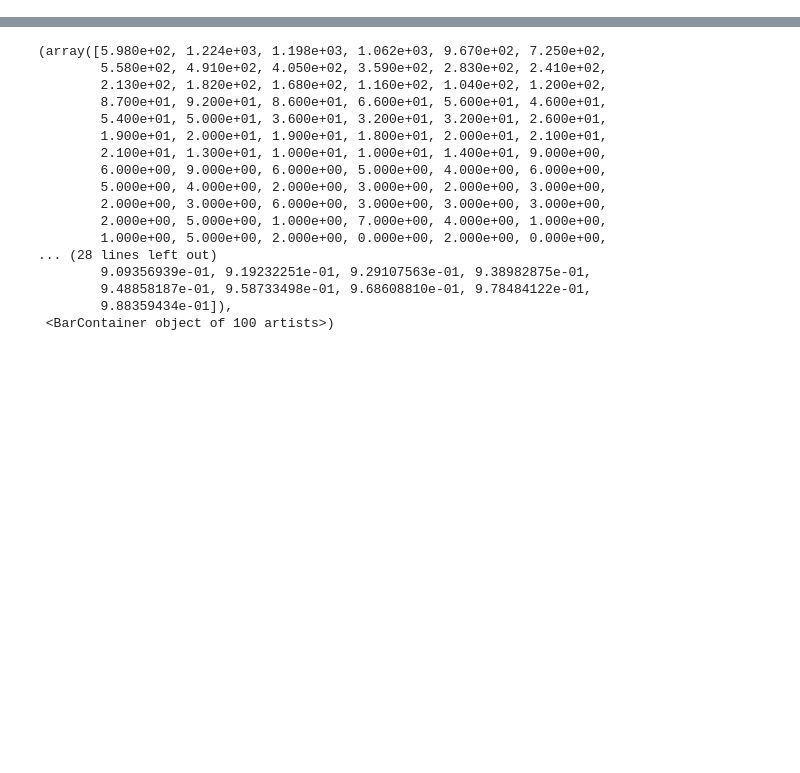
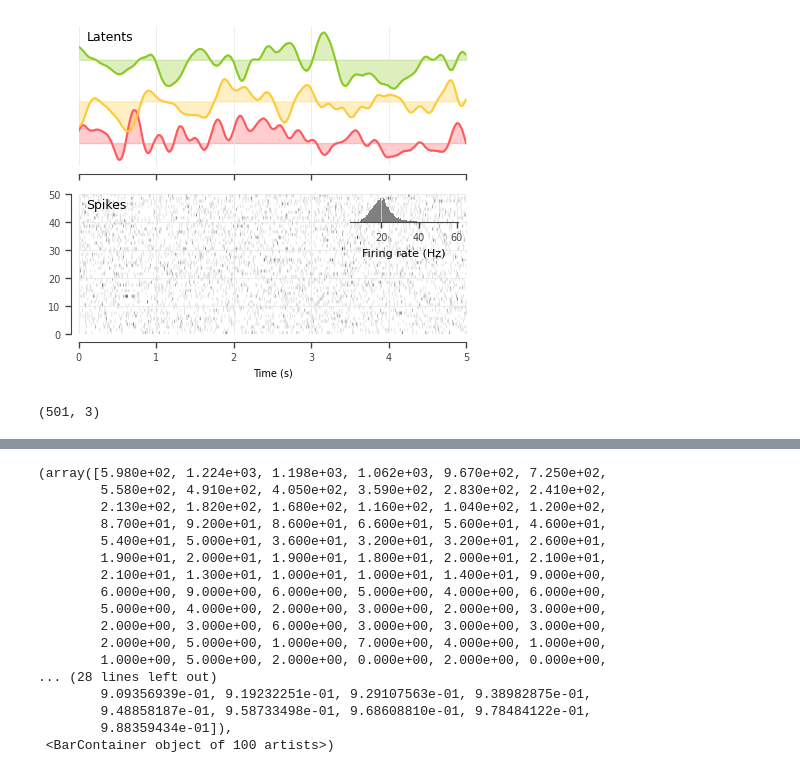
Before and after one commit to TomGeorge1234/pomoco, a Jupyter notebook: notebooks/training.ipynb, the cells around one changed output, grey strips where cells are left out. Drawn from its saved outputs; the diff is of its cells as text; code cells hidden in the pictures; blank space fills up the shorter version.

Commit message:
mainly figure tweeks

```diff
--- a/notebooks/training.ipynb
+++ b/notebooks/training.ipynb
@@ -20,22 +20,22 @@ from synthetic_data.gaussian_process import GPSpikeGenerator
 # %%
 # Configuration
 LATENT_DIM = 3
-LATENT_TIMESCALE = 0.5
-DT = 0.1
+LATENT_TIMESCALE = 0.1
+DT = 0.01
 MEDIAN_FIRING_RATE = 20.0
 NUM_NEURONS = 50
 # %%
 # Dataset, responsible for generating "synthetic" data
 data_generator = GPSpikeGenerator(
     latent_dim=LATENT_DIM,
-    latent_timescale=LATENT_TIMESCALE,
     kernel_type="rbf",
+    kernel_params={'tau' : LATENT_TIMESCALE},
     dt=DT,
     median_firing_rate=MEDIAN_FIRING_RATE,
     num_neurons=NUM_NEURONS,
 )
 # %%
-trial = data_generator.sample(total_time=100.0)
+trial = data_generator.sample(total_time=5.0)
 
-(time, latents, spike_counts, spike_times, spike_unit_ids) = trial
+(time, latents, firing_rates, spike_counts, spike_times, spike_unit_ids) = trial
 # %% [output]
@@ -74,3 +44,46 @@ plotting_utils.outset_axes(ax[1])
+# %%
+from matplotlib.gridspec import GridSpec
+
+data_fig = plt.figure(figsize=(5, 4)) # Increased figure width for histograms
+gs = GridSpec(
+    nrows=2,
+    ncols=1,
+    figure=data_fig,
+    height_ratios=[1, 1],
+
+)
+
+ax_latents = data_fig.add_subplot(gs[0, 0])
+ax_spikes = data_fig.add_subplot(gs[1, 0], sharex=ax_latents)
+
+# Plot latents
+for l in range(latents.shape[1]):
+    line = ax_latents.plot(time, 3*l + latents[:, l])
+    ax_latents.fill_between(time, 3*l + latents[:, l], 3*l, alpha=0.3, color=line[0].get_color())
+ax_latents.text(0.02, 0.9, "Latents", transform=ax_latents.transAxes)
+ax_latents.set_prop_cycle(None)  # reset color cycle
+ax_latents.tick_params(axis='x', labelbottom=False) # Remove X labels from top plot
+ax_latents.yaxis.set_visible(False) # Remove Y axis from latent plot
+ax_latents.spines['left'].set_visible(False)
+
+# Plot spike counts
+im = ax_spikes.imshow((spike_counts/DT).T, aspect='auto', cmap='Greys', origin='lower', extent=[time[0], time[-1], 0, spike_counts.shape[1]])
+ax_spikes.text(0.02, 0.9, "Spikes", transform=ax_spikes.transAxes)
+ax_spikes.set_xlabel("Time (s)")
+
+# Plot spike count histogram
+ax_spike_hist = ax_spikes.inset_axes([0.7, 0.8, 0.28, 0.18])
+ax_spike_hist.hist(firing_rates.flatten(), bins=200, color='gray')
+ax_spike_hist.tick_params(axis='y', labelleft=False) # Remove Y labels
+ax_spike_hist.spines['left'].set_visible(False)
+ax_spike_hist.yaxis.set_visible(False)
+ax_spike_hist.set_xlabel("Firing rate (Hz)", fontdict={'size': 8})
+
+# Apply the utility function
+plotting_utils.outset_axes(ax_latents)
+plotting_utils.outset_axes(ax_spikes)
+# %% [output]
+[figure, added]
 # %%
 def fit_pcs(data, n_pcs=None, ground_truth=None,):
     from sklearn.decomposition import PCA
@@ -83,6 +97,10 @@ def fit_pcs(data, n_pcs=None, ground_truth=None,):
         pcs_aligned = reg.predict(pcs)
         return pcs_aligned
     return pcs
+# %%
+latents.shape
+# %% [output]
+(501, 3)
 # %%
 N_PCS = 3
 pcs = fit_pcs(spike_counts, n_pcs=N_PCS, ground_truth=latents)
```
Also changed, not shown: parts of 4 cells of this notebook, 1 other file.
